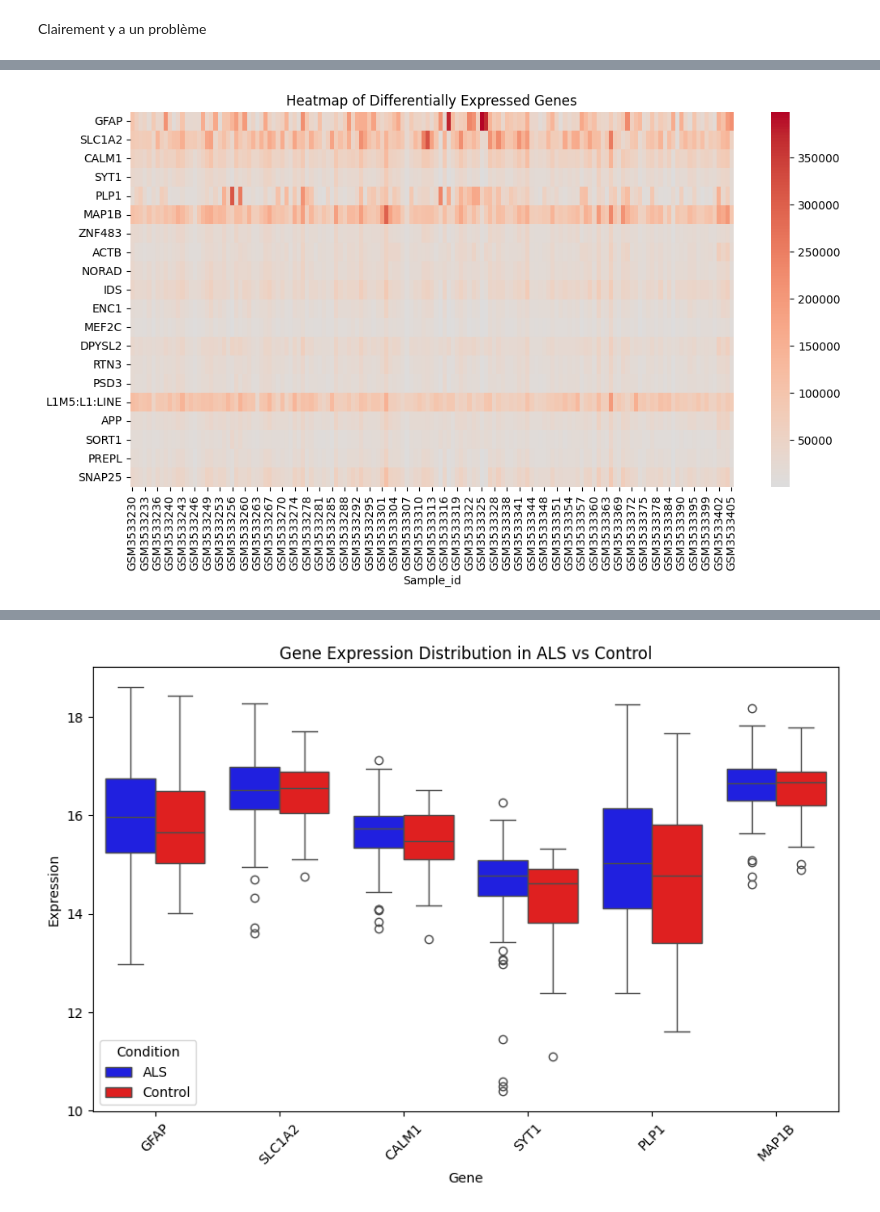
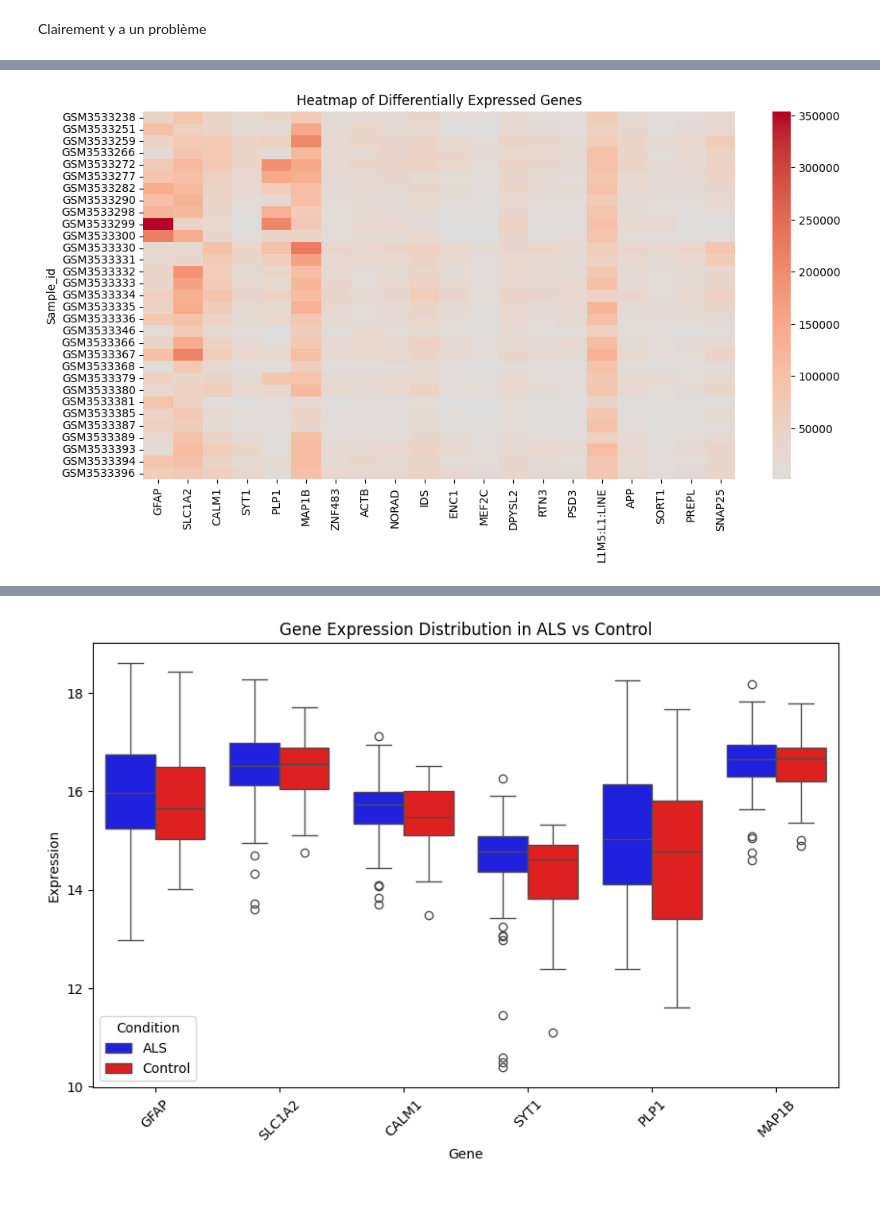
Before and after one commit to lenorabuggenhoudt/BioInfo, a Jupyter notebook: data_extraction.ipynb, the cells around one changed output, grey strips where cells are left out. Cells and saved outputs as stored; diff of their text form; code cells hidden in the pictures.

```diff
--- a/data_extraction.ipynb
+++ b/data_extraction.ipynb
@@ -850,10 +872,10 @@ Clairement y a un problème
 # %%
 top_genes = als_stats_sorted.head(20).index  # Select top 20 DEGs
-df_subset = c_data.get_data_als()[top_genes]  # Extract relevant genes
+df_subset = c_data.get_data_control()[top_genes]  # Extract relevant genes
 
 plt.figure(figsize=(12,6))
-sns.heatmap(df_subset.T, cmap="coolwarm", center=0)
+sns.heatmap(df_subset, cmap="coolwarm", center=0)
 plt.title("Heatmap of Differentially Expressed Genes")
 plt.show()
 # %% [output]
-[figure, old version]
+[figure, new version]
```
Also changed, not shown: parts of 16 cells of this notebook.
